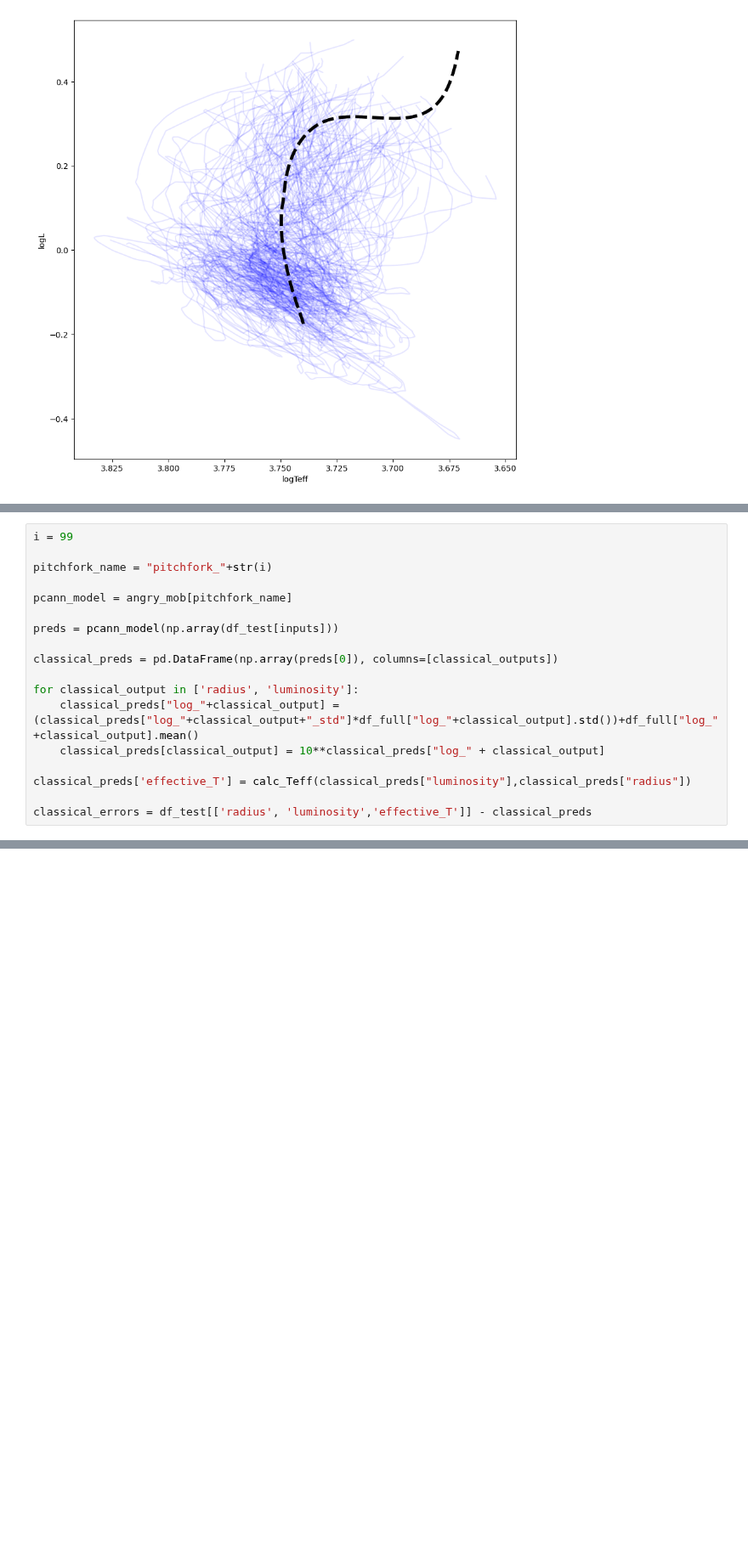
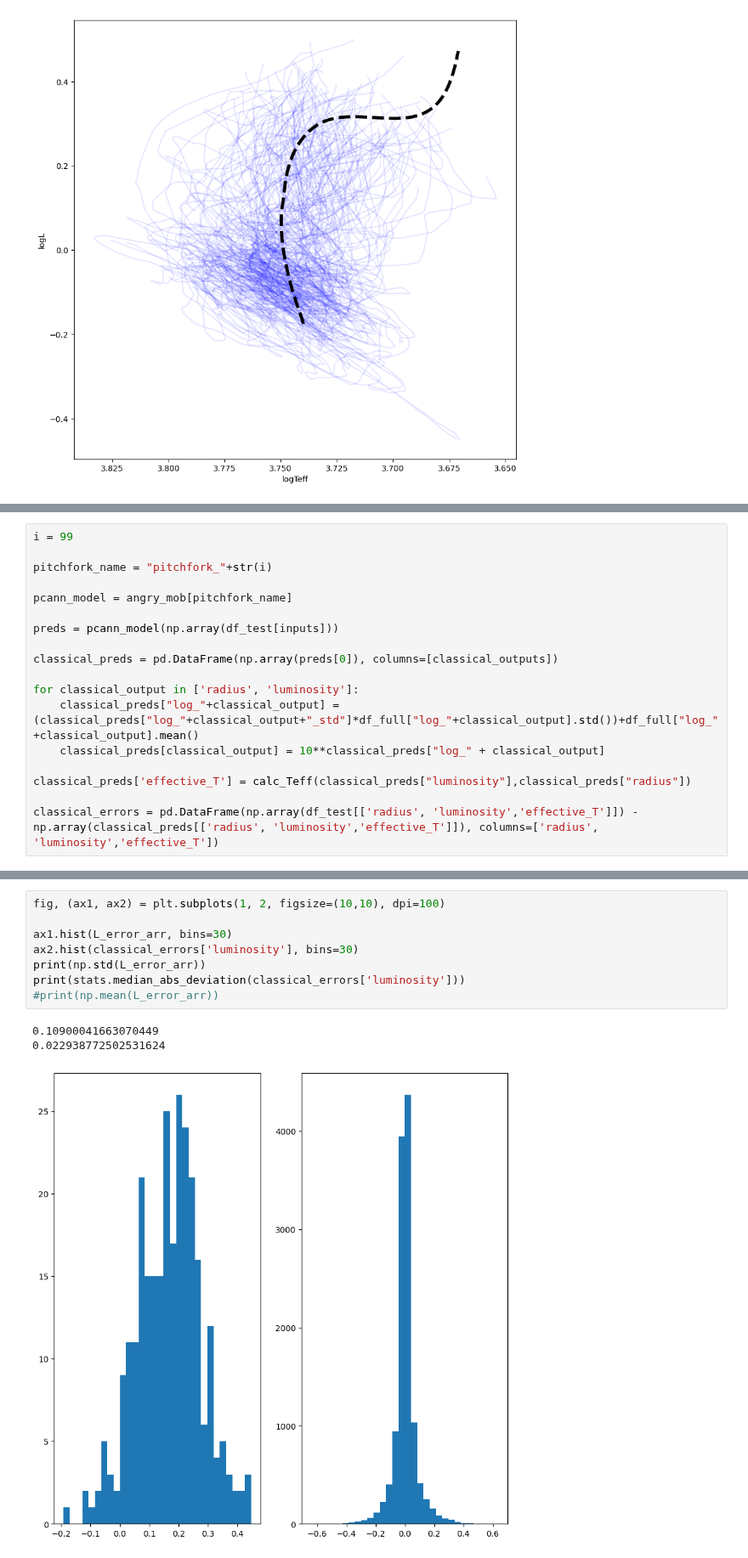
Before and after one commit to ojscutt/pitchfork, a Jupyter notebook: 3_angry_mob.ipynb, the cells around one changed output, grey strips where cells are left out. Shown at 85% size. Cells and saved outputs as stored; diff of their text form; blank space fills up the shorter version.

Commit message:
angry mob error function

```diff
--- a/3_angry_mob.ipynb
+++ b/3_angry_mob.ipynb
@@ -344,4 +349,4 @@ for classical_output in ['radius', 'luminosity']:
 
 classical_preds['effective_T'] = calc_Teff(classical_preds["luminosity"],classical_preds["radius"])
 
-classical_errors = df_test[['radius', 'luminosity','effective_T']] - classical_preds
+classical_errors = pd.DataFrame(np.array(df_test[['radius', 'luminosity','effective_T']]) - np.array(classical_preds[['radius', 'luminosity','effective_T']]), columns=['radius', 'luminosity','effective_T'])
@@ -356,0 +369,12 @@ ValueError: autodetected range of [nan, nan] is not finite
+# %%
+fig, (ax1, ax2) = plt.subplots(1, 2, figsize=(10,10), dpi=100)
+
+ax1.hist(L_error_arr, bins=30)
+ax2.hist(classical_errors['luminosity'], bins=30)
+print(np.std(L_error_arr))
+print(stats.median_abs_deviation(classical_errors['luminosity']))
+#print(np.mean(L_error_arr))
+# %% [output]
+0.10900041663070449
+0.022938772502531624
+[figure, added]
```
Also changed, not shown: parts of 23 cells of this notebook.
